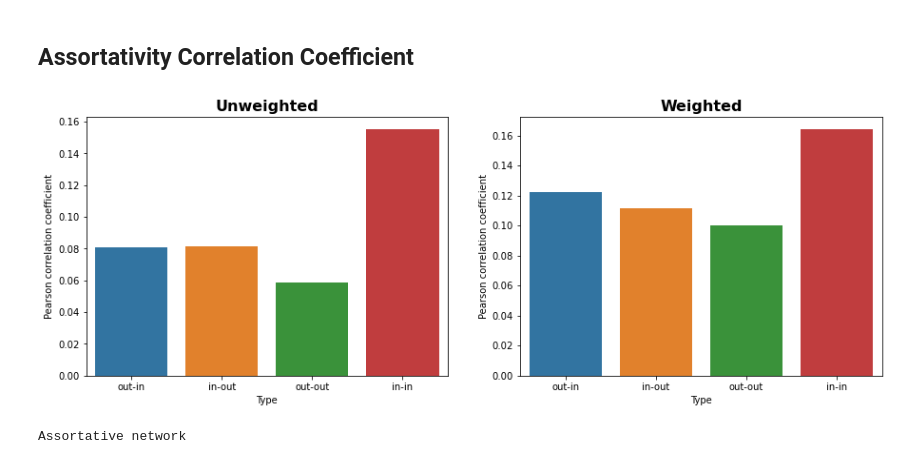
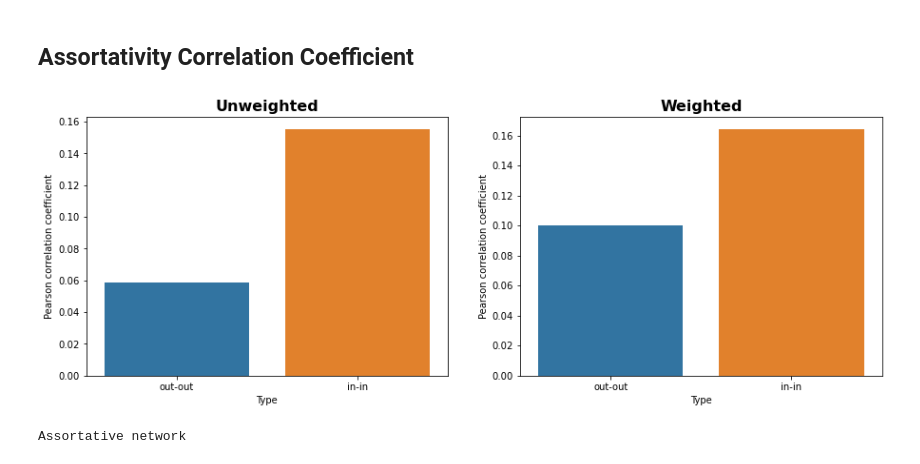
Before and after one commit to danielegerbaldo/Complex-Networks-Analysis-Project, a Jupyter notebook: CNA_Section_3_Centrality_Measures.ipynb, the cells around one changed output. Saved outputs shown, nothing was run; the diff lists cells and outputs as text; code cells hidden in the pictures.

```diff
--- a/CNA_Section_3_Centrality_Measures.ipynb
+++ b/CNA_Section_3_Centrality_Measures.ipynb
@@ -195,38 +195,40 @@ assortativity_data_2 = pd.DataFrame({'Type':'in-out', 'Pearson correlation coeff
 assortativity_data_3 = pd.DataFrame({'Type':'out-out', 'Pearson correlation coefficient' : [nx.degree_pearson_correlation_coefficient(G, x='out', y='out')]})
 assortativity_data_4 = pd.DataFrame({'Type':'in-in', 'Pearson correlation coefficient' : [nx.degree_pearson_correlation_coefficient(G, x='in', y='in')]})
 
-assortativity_data = pd.concat([assortativity_data_1,assortativity_data_2,assortativity_data_3,assortativity_data_4])
+#assortativity_data = pd.concat([assortativity_data_1,assortativity_data_2,assortativity_data_3,assortativity_data_4])
+assortativity_data = pd.concat([assortativity_data_3,assortativity_data_4])
 
 w_assortativity_data_1 = pd.DataFrame({'Type':'out-in', 'Pearson correlation coefficient' : [nx.degree_pearson_correlation_coefficient(G, x='out', y='in', weight='weight')]})
 w_assortativity_data_2 = pd.DataFrame({'Type':'in-out', 'Pearson correlation coefficient' : [nx.degree_pearson_correlation_coefficient(G, x='in', y='out', weight='weight')]})
 w_assortativity_data_3 = pd.DataFrame({'Type':'out-out', 'Pearson correlation coefficient' : [nx.degree_pearson_correlation_coefficient(G, x='out', y='out', weight='weight')]})
 w_assortativity_data_4 = pd.DataFrame({'Type':'in-in', 'Pearson correlation coefficient' : [nx.degree_pearson_correlation_coefficient(G, x='in', y='in', weight='weight')]})
 
-w_assortativity_data = pd.concat([w_assortativity_data_1,w_assortativity_data_2,w_assortativity_data_3,w_assortativity_data_4])
+#w_assortativity_data = pd.concat([w_assortativity_data_1,w_assortativity_data_2,w_assortativity_data_3,w_assortativity_data_4])
+w_assortativity_data = pd.concat([w_assortativity_data_3,w_assortativity_data_4])
 
 #Creating figure area
 fig_ass, axes = plt.subplots(nrows=1, ncols=2)
 
 #plotting first graph
 sns.barplot(
     data=assortativity_data,
     x='Type', y='Pearson correlation coefficient',
     ax=axes[0]
 )
 axes[0].set_title('Unweighted',fontdict= { 'fontsize': 16, 'fontweight':'bold'})
 
 #plotting second graph
 sns.barplot(
     data=w_assortativity_data,
     x='Type', y='Pearson correlation coefficient',
     ax=axes[1]
 )
 axes[1].set_title('Weighted',fontdict= { 'fontsize': 16, 'fontweight':'bold'})
 
 
 fig_ass.figure.set_size_inches((15,5))
 # %% [output]
-[figure, old version]
+[figure, new version]
 # %%
 asso_test=nx.degree_pearson_correlation_coefficient(G)
 if(round(asso_test,1)>=0.1): cprint('Assortative network', 'yellow')
```
